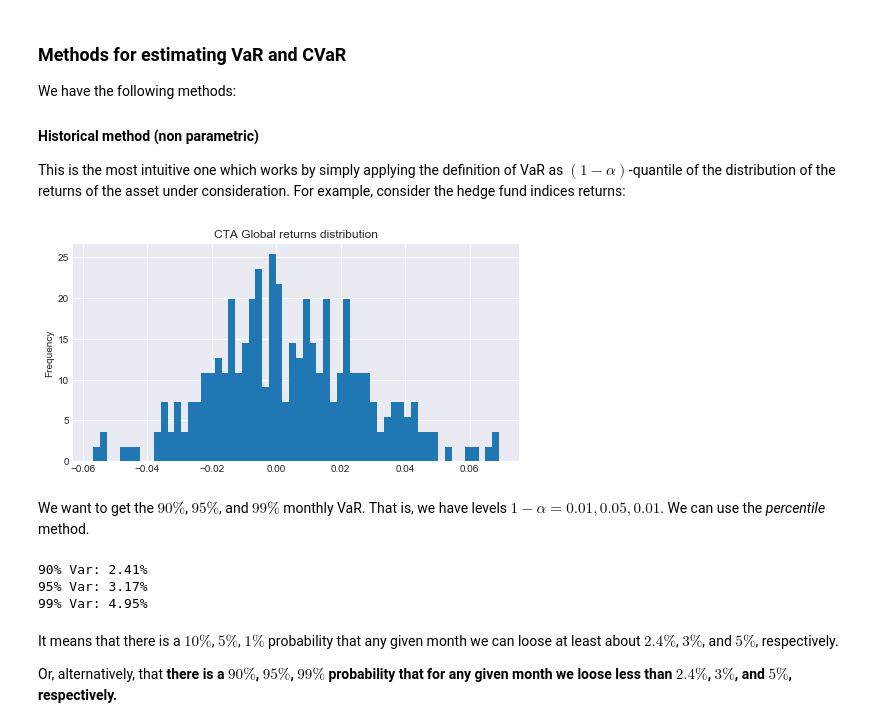
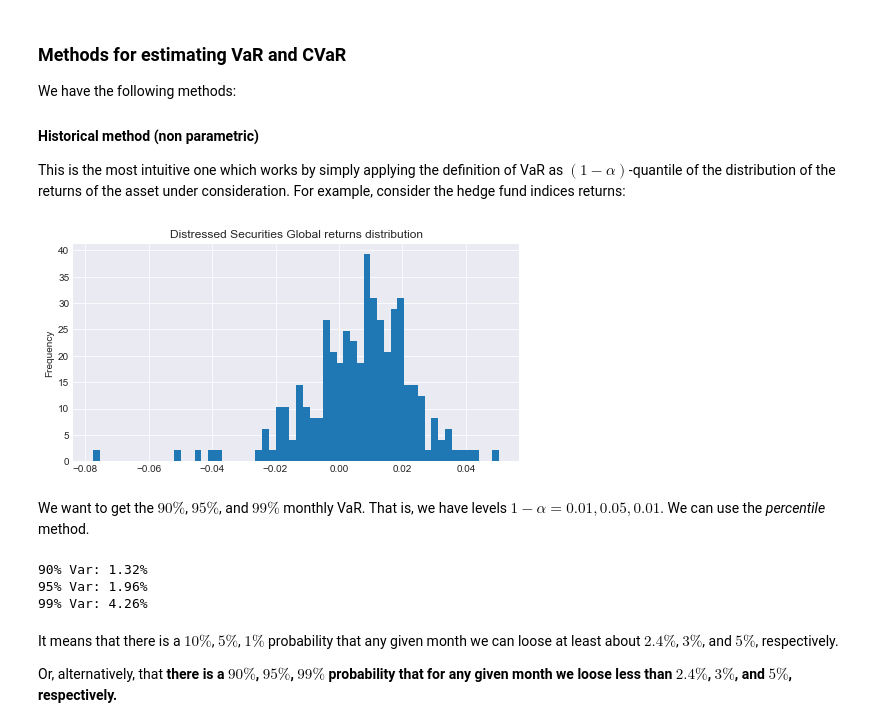
Before and after one commit to charlie9660/finance-courses, a Jupyter notebook: course_1_intro_to_portfolio_construction_and_analysis_with_python/week-1.ipynb, the cells around one changed output. Drawn from its saved outputs; the diff is of its cells as text; code cells hidden in the pictures.

```diff
--- a/course_1_intro_to_portfolio_construction_and_analysis_with_python/week-1.ipynb
+++ b/course_1_intro_to_portfolio_construction_and_analysis_with_python/week-1.ipynb
@@ -957,13 +957,14 @@ This is the most intuitive one which works by simply applying the definition of
 # %%
 # get the CTA global returns
 hfi = erk.get_hfi_returns()
+hfi= hfi['2000':]
 
 # ...and plot their distribution
-ax = hfi["CTA Global"].plot.hist(figsize=(8,4), bins=60, density=True)
-ax.set_title("CTA Global returns distribution")
+ax = hfi["Distressed Securities"].plot.hist(figsize=(8,4), bins=60, density=True)
+ax.set_title("Distressed Securities Global returns distribution")
 ax.grid()
 # %% [output]
-[figure, old version]
+[figure, new version]
 # %% [markdown]
 We want to get the $90\%$, $95\%$, and $99\%$ monthly VaR.
 That is, we have levels $1-\alpha=0.01, 0.05, 0.01$. We can use the *percentile* method.
@@ -972,15 +973,15 @@ alpha = np.array([0.90, 0.95, 0.99])
 level = 1 - alpha
 
 # In the percentile method, we multiply by 100 because it wants an input between 0 and 100
-VaRs = -np.percentile(hfi["CTA Global"], level*100)
+VaRs = -np.percentile(hfi["Distressed Securities"], level*100)
 
 print("90% Var: {:.2f}%".format(VaRs[0] * 100))
 print("95% Var: {:.2f}%".format(VaRs[1] * 100))
 print("99% Var: {:.2f}%".format(VaRs[2] * 100))
 # %% [output]
-90% Var: 2.41%
-95% Var: 3.17%
-99% Var: 4.95%
+90% Var: 1.32%
+95% Var: 1.96%
+99% Var: 4.26%
 # %% [markdown]
 It means that there is a $10\%$, $5\%$, $1\%$ probability that any given month we can loose at least about $2.4\%$, $3\%$, and $5\%$, respectively.
 
```
Also changed, not shown: parts of 3 cells of this notebook, 2 other files.
